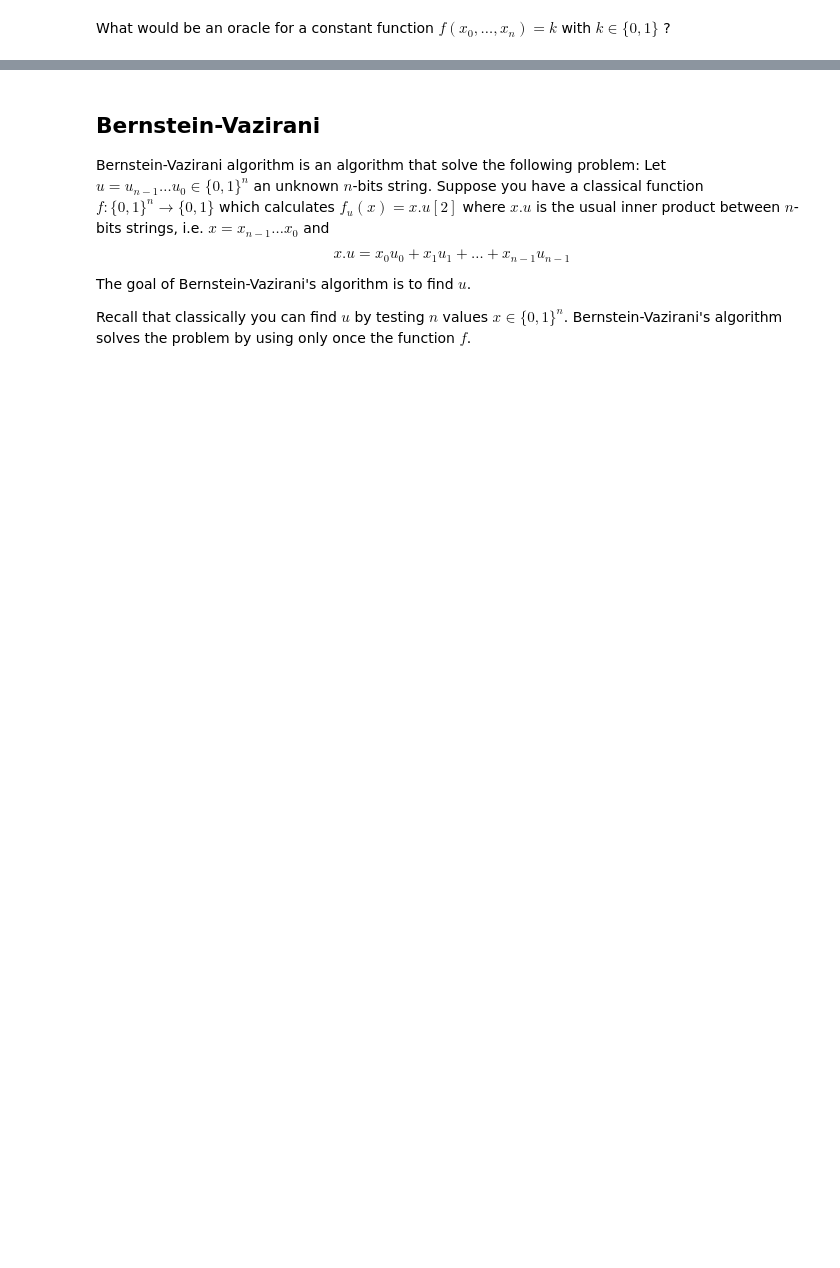
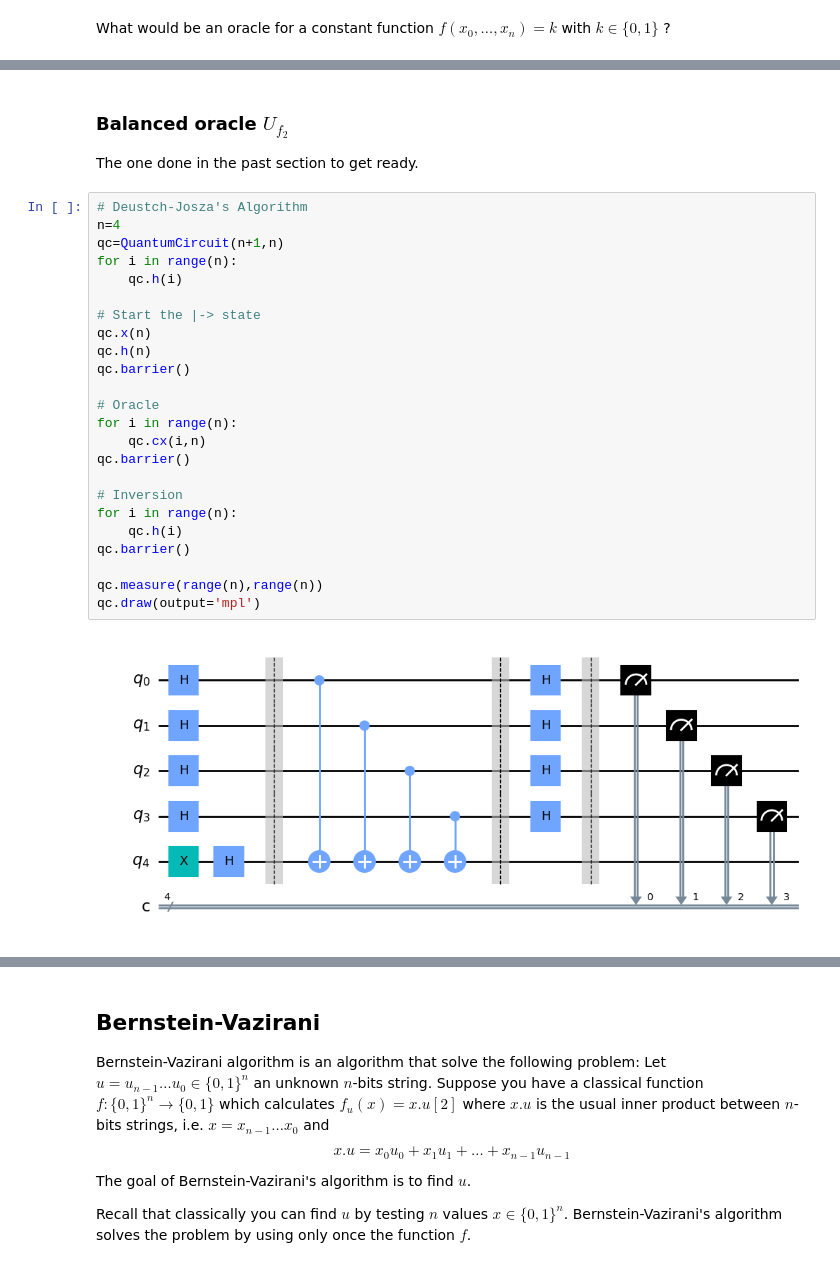
Before and after one commit to Eric-Vidal-hub/QEng-project, a Jupyter notebook: Qiskit_Session2/quantum_algorithms.ipynb, the cells around one changed output, grey strips where cells are left out. Drawn from its saved outputs; the diff is of its cells as text; blank space fills up the shorter version.

```diff
--- a/Qiskit_Session2/quantum_algorithms.ipynb
+++ b/Qiskit_Session2/quantum_algorithms.ipynb
@@ -82,0 +186,30 @@ Define a constant oracle $U_{f_1}$ and a balanced oracle $U_{f_2}$ of your choic
+# %% [markdown]
+### Balanced oracle $U_{f_2}$
+
+The one done in the past section to get ready.
+# %%
+# Deustch-Josza's Algorithm
+n=4
+qc=QuantumCircuit(n+1,n)
+for i in range(n):
+    qc.h(i)
+
+# Start the |-> state
+qc.x(n)
+qc.h(n)
+qc.barrier()
+
+# Oracle
+for i in range(n):
+    qc.cx(i,n)
+qc.barrier()
+
+# Inversion
+for i in range(n):
+    qc.h(i)
+qc.barrier()
+
+qc.measure(range(n),range(n))
+qc.draw(output='mpl')
+# %% [output]
+[figure, added]
```
Also changed, not shown: parts of 13 cells of this notebook.
